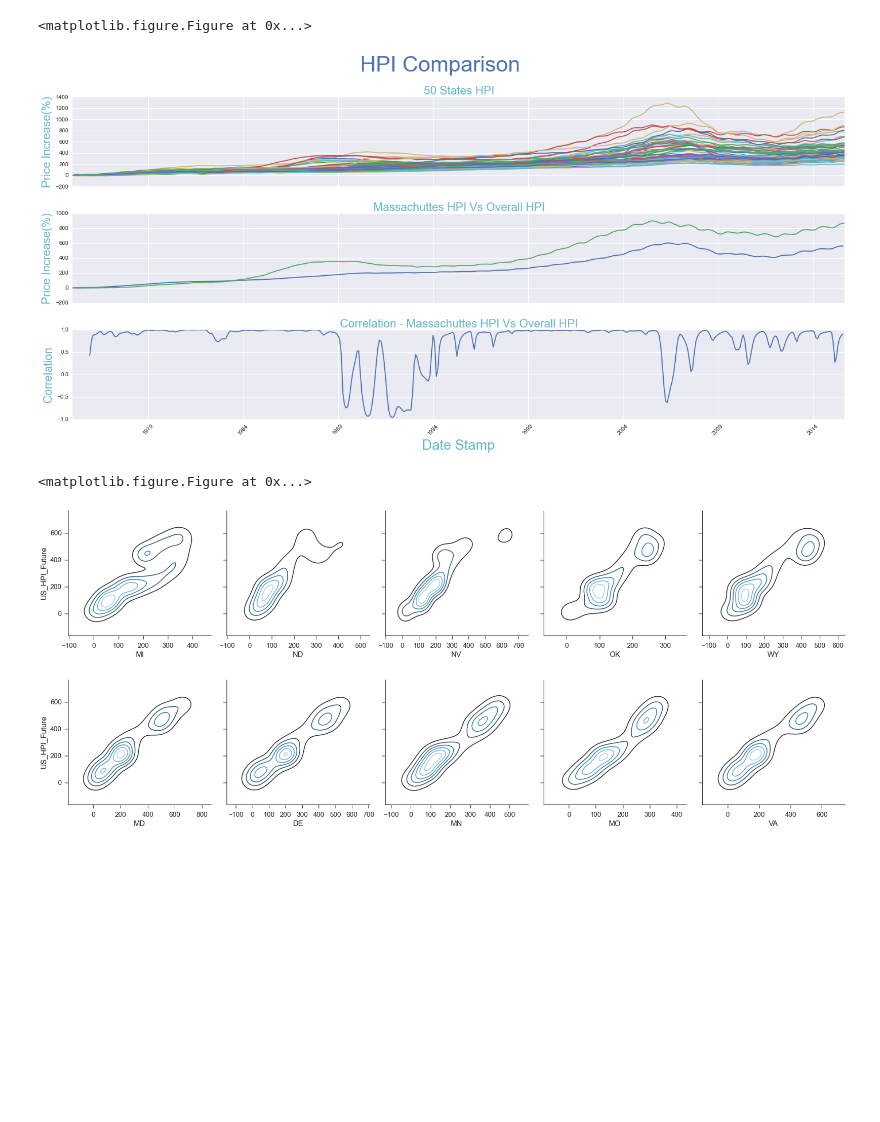
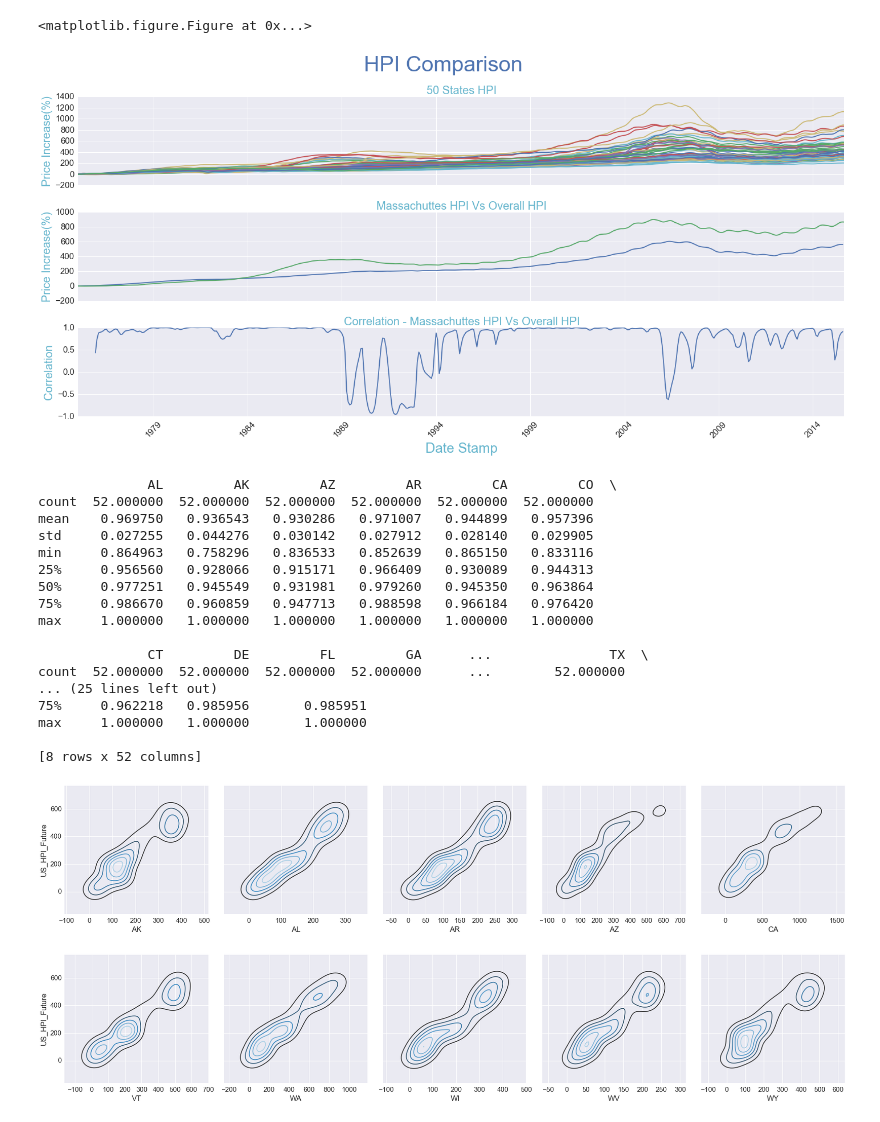
Before and after one commit to archimitra/housing-market-investment-classifier, a Jupyter notebook: Housing Market Investment Prediction.ipynb, the cells around one changed output. Cells and saved outputs as stored; diff of their text form; code cells hidden in the pictures; blank space fills up the shorter version.

```diff
--- a/Housing Market Investment Prediction.ipynb
+++ b/Housing Market Investment Prediction.ipynb
@@ -9,7 +9,14 @@ import matplotlib.pyplot as plt
 from matplotlib import style
 style.use('fivethirtyeight')
 import seaborn as sns
-sns.set(color_codes=True, font_scale = 1.5)
+sns.set(color_codes=True, font_scale = 1.5, style = 'darkgrid')
+
+import warnings
+warnings.filterwarnings('ignore')
+
+import pandas as pd
+import numpy as np
+from sklearn import svm, preprocessing, cross_validation, linear_model, ensemble
 # %%
 #Using my authorization token for Quandl
 auth_token = open("auth_key.txt",'r').read()
@@ -87,31 +94,47 @@ plt.subplots_adjust(left=0.056, bottom=0.10, right=0.99, top=0.88, wspace=0.0, h
 plt.show()
 # %% [output]
 <matplotlib.figure.Figure at 0x...>
-[figure, old version]
+[figure, new version]
 # %%
-HPI_combined = HPI_All_States.join(HPI_US["US_HPI_Future"])
+HPI_combined = HPI_All_States.join(HPI_US[['US_HPI', "US_HPI_Future"]])
 HPI_combined.dropna(inplace = True)
+
 HPI_corr = HPI_combined.corr()
-HPI_corr = HPI_corr.iloc[0:50]["US_HPI_Future"]
-#print(HPI_corr)
+print(HPI_corr.describe())
+HPI_corr = HPI_corr.iloc[0:50][['US_HPI',"US_HPI_Future"]]
+
 Least_corr_states = (HPI_corr.sort(inplace = False)).head(5)
 Least_corr_states = list(Least_corr_states.index.values)
 Highest_corr_states = (HPI_corr.sort(inplace = False)).tail(5)
 Highest_corr_states = list(Highest_corr_states.index.values)
 
-sns.set_style("ticks", {"xtick.major.size": 8, "ytick.major.size": 8})
-plt.suptitle("Least Correlated States HPI Vs US HPI", x=0.5,y=0.96, color = 'b', size = 38)
 for num in range(np.int(len(Least_corr_states)/5)):
     g = sns.PairGrid(HPI_combined, x_vars= Least_corr_states[num:num+5], y_vars=["US_HPI_Future"], palette="Set2", size = 5)
     g.map(sns.kdeplot, cmap="Blues_d", n_levels=6)
 for num in range(np.int(len(Highest_corr_states)/5)):
     g = sns.PairGrid(HPI_combined, x_vars= Highest_corr_states[num:num+5], y_vars=["US_HPI_Future"], palette="Set2", size = 5)
     g.map(sns.kdeplot, cmap="Blues_d", n_levels=6)
 plt.show()
 # %% [output]
-<matplotlib.figure.Figure at 0x...>
+              AL         AK         AZ         AR         CA         CO  \
+count  52.000000  52.000000  52.000000  52.000000  52.000000  52.000000
+mean    0.969750   0.936543   0.930286   0.971007   0.944899   0.957396
+std     0.027255   0.044276   0.030142   0.027912   0.028140   0.029905
+min     0.864963   0.758296   0.836533   0.852639   0.865150   0.833116
+25%     0.956560   0.928066   0.915171   0.966409   0.930089   0.944313
+50%     0.977251   0.945549   0.931981   0.979260   0.945350   0.963864
+75%     0.986670   0.960859   0.947713   0.988598   0.966184   0.976420
+max     1.000000   1.000000   1.000000   1.000000   1.000000   1.000000
+
+              CT         DE         FL         GA      ...               TX  \
+count  52.000000  52.000000  52.000000  52.000000      ...        52.000000
+... (25 lines left out)
+75%     0.962218   0.985956       0.985951
+max     1.000000   1.000000       1.000000
+
+[8 rows x 52 columns]
-[figure, old version]
+[figure, new version]
-[figure, old version]
+[figure, new version]
 # %%
 #Getting US GPD data
 def gdp():
```
Also changed, not shown: parts of 8 cells of this notebook, 2 other files.
